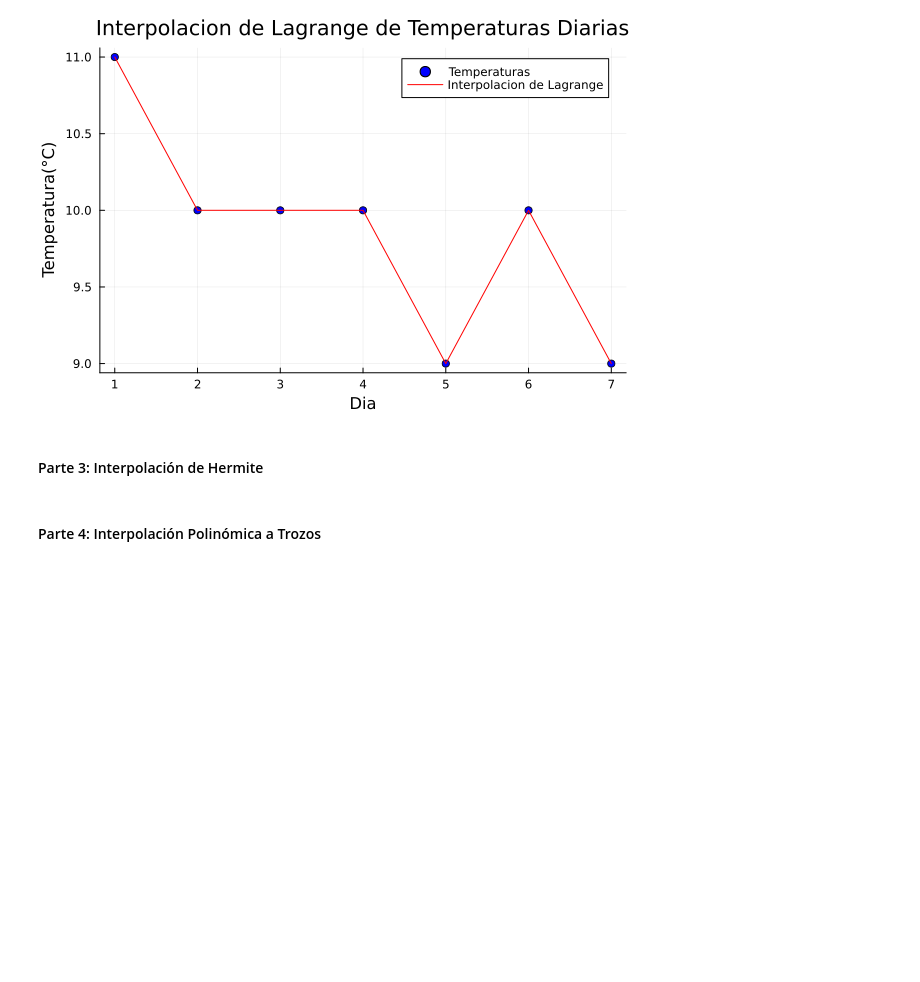
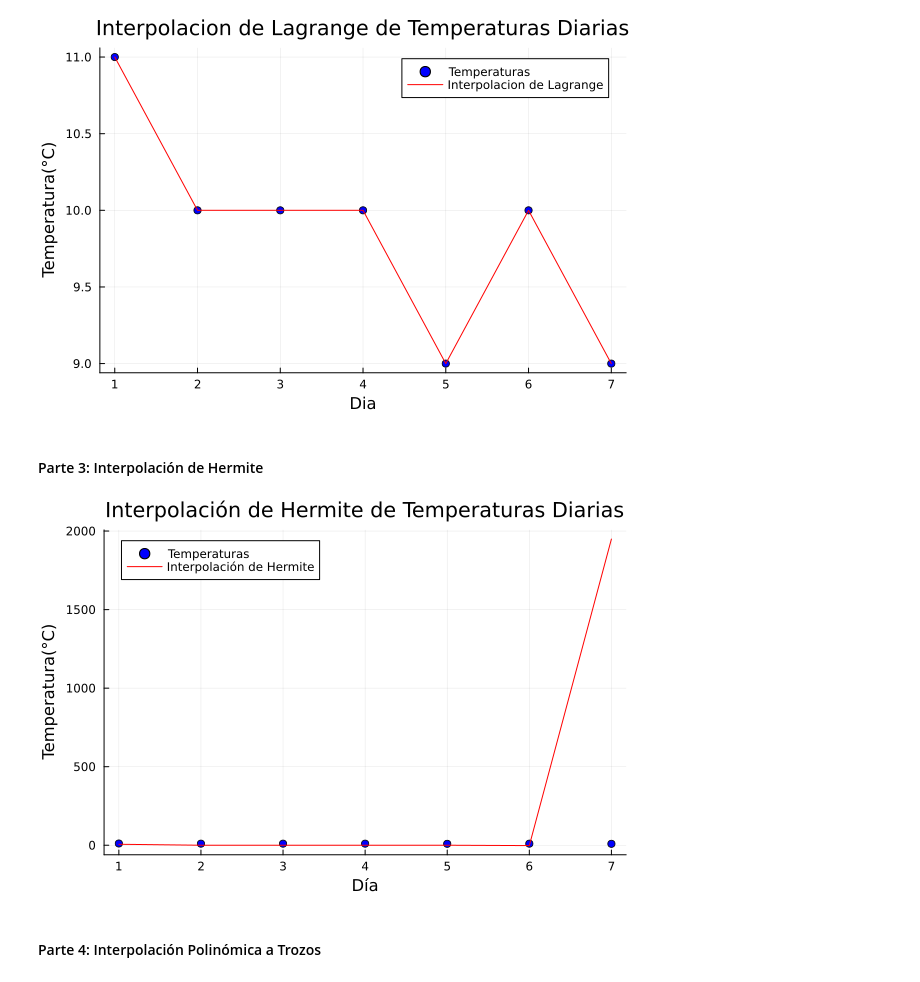
Before and after one commit to irisruip/Calculo_Numerico_Evaluacion_2, a Jupyter notebook: Segunda_Evaluacion.ipynb, the cells around one changed output. Saved outputs shown, nothing was run; the diff lists cells and outputs as text; code cells hidden in the pictures; blank space fills up the shorter version.

Commit message:
Agregando interpolacion de hermite

```diff
--- a/Segunda_Evaluacion.ipynb
+++ b/Segunda_Evaluacion.ipynb
@@ -133,6 +133,49 @@ ylabel!("Temperatura(°C)")
 # %% [markdown]
 <h4>Parte 3: Interpolación de Hermite
 </h4>
+# %%
+using Plots
+
+# Datos que representa una semana
+dias = 1:7
+tempe = temperatura
+
+# Definimos la función factorial
+function factorial(n)
+    if n == 0
+        return 1
+    else
+        return n * factorial(n-1)
+    end
+end
+
+# Aplicamos la interpolación de Hermite
+function interp_hermite(x, dias, tempe)
+    n = length(dias)
+    resultado = 0
+    for i in 1:n
+        termino = tempe[i]
+        for j in 1:n
+            if j != i
+                termino *= (x - dias[j])^2 * (1 - 2*(x - dias[j])) / factorial(j)
+            end
+        end
+        resultado += termino
+    end
+    return resultado
+end
+
+# Usamos la interpolación para sacar un estimado del día 1 al día 7
+temp_inter = [interp_hermite(dia, dias, tempe) for dia in dias]
+
+# Graficamos los datos y la interpolación de Hermite
+scatter(dias, tempe, seriestype=:scatter, color=:blue, label="Temperaturas")
+plot!(dias, temp_inter, color=:red, seriestype=:line, label="Interpolación de Hermite")
+title!("Interpolación de Hermite de Temperaturas Diarias")
+xlabel!("Día")
+ylabel!("Temperatura(°C)")
+# %% [output]
+[figure, added]
 # %% [markdown]
 <h4>Parte 4: Interpolación Polinómica a Trozos
 </h4>
```
